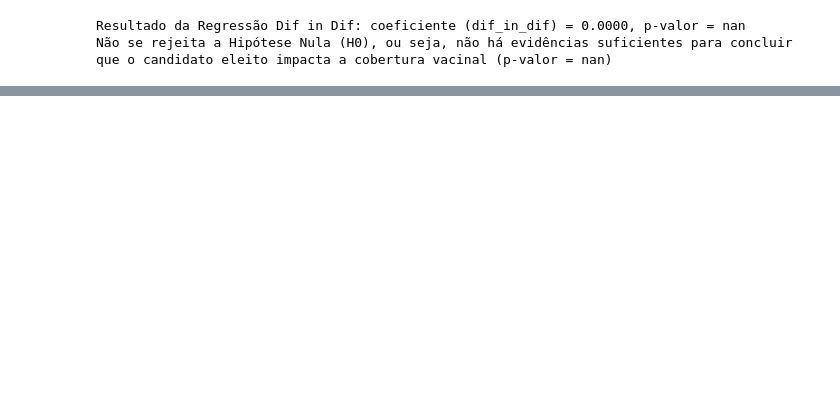
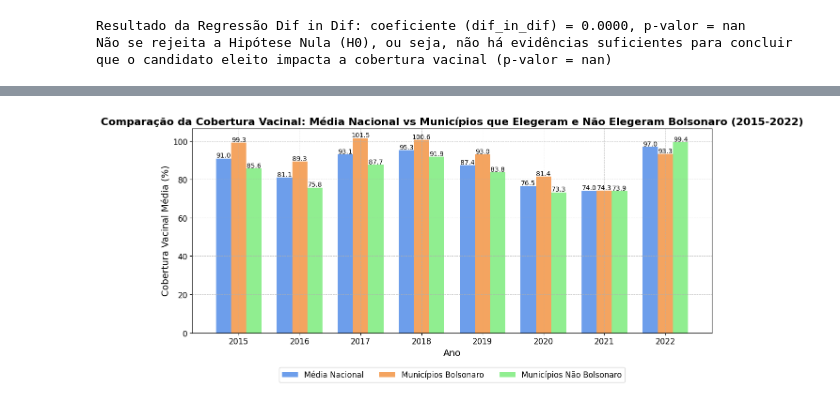
Before and after one commit to jessicabom/analise_cobertura_vacinal_x_eleicoes_2015_2022, a Jupyter notebook: ETL.ipynb, the cells around one changed output, grey strips where cells are left out. Cells and saved outputs as stored; diff of their text form; code cells hidden in the pictures; blank space fills up the shorter version.

```diff
--- a/ETL.ipynb
+++ b/ETL.ipynb
@@ -1259,0 +1694,54 @@ Não se rejeita a Hipótese Nula (H0), ou seja, não há evidências suficientes
+# %%
+# 1. Calcular a média de cobertura vacinal para todo o Brasil (todos os municípios)
+media_cobertura_nacional = df_combinado[colunas_cobertura_vacinal].mean()
+
+# 2. Calcular a média da cobertura vacinal para os municípios que elegeram Bolsonaro em 2022
+media_cobertura_bolsonaro = municipios_bolsonaro_2022[colunas_cobertura_vacinal].mean()
+
+# 3. Filtrar os municípios que **não** elegeram Bolsonaro em 2022
+municipios_nao_bolsonaro_2022 = df_combinado[df_combinado['Nome candidato (2022)'] != 'JAIR MESSIAS BOLSONARO']
+
+# 4. Calcular a média da cobertura vacinal para os municípios que **não** elegeram Bolsonaro
+media_cobertura_nao_bolsonaro = municipios_nao_bolsonaro_2022[colunas_cobertura_vacinal].mean()
+
+# 5. Criar uma lista de anos para o eixo X
+anos = list(range(2015, 2022 + 1))
+
+# 6. Definir a posição das barras
+bar_width = 0.25  # Largura das barras
+indices = np.arange(len(anos))  # Posições no eixo X para as barras
+
+# 7. Plotar o gráfico de barras lado a lado com três grupos
+plt.figure(figsize=(12, 6))
+
+# Barras da média nacional
+bars_nacional = plt.bar(indices, media_cobertura_nacional, width=bar_width, color='#6D9EEB', label='Média Nacional')
+
+# Barras da média dos municípios que elegeram Bolsonaro
+bars_bolsonaro = plt.bar(indices + bar_width, media_cobertura_bolsonaro, width=bar_width, color='#F4A460', label='Municípios Bolsonaro')
+
+# Barras da média dos municípios que **não** elegeram Bolsonaro
+bars_nao_bolsonaro = plt.bar(indices + 2 * bar_width, media_cobertura_nao_bolsonaro, width=bar_width, color='#90EE90', label='Municípios Não Bolsonaro')
+
+# 8. Adicionar rótulos com valores nas barras
+for bars in [bars_nacional, bars_bolsonaro, bars_nao_bolsonaro]:
+    for bar in bars:
+        yval = bar.get_height()
+        plt.text(bar.get_x() + bar.get_width()/2, yval + 0.5, f'{yval:.1f}', ha='center', fontsize=10)
+
+# 9. Personalizar o gráfico
+plt.title('Comparação da Cobertura Vacinal: Média Nacional vs Municípios que Elegeram e Não Elegeram Bolsonaro (2015-2022)', fontsize=16, fontweight='bold')
+plt.xlabel('Ano', fontsize=14)
+plt.ylabel('Cobertura Vacinal Média (%)', fontsize=14)
+plt.xticks(indices + bar_width, anos, fontsize=12)  # Ajustar os rótulos dos anos para ficarem no meio das barras
+plt.yticks(fontsize=12)
+plt.grid(True, which='both', linestyle='--', linewidth=0.7, alpha=0.7)
+
+# 10. Colocar a legenda abaixo do eixo X
+plt.legend(fontsize=12, loc='upper center', bbox_to_anchor=(0.5, -0.15), ncol=3)
+
+# 11. Exibir o gráfico
+plt.tight_layout()
+plt.show()
+# %% [output]
+[figure, added]
```
Also changed, not shown: parts of 96 cells of this notebook, 36 other files.
